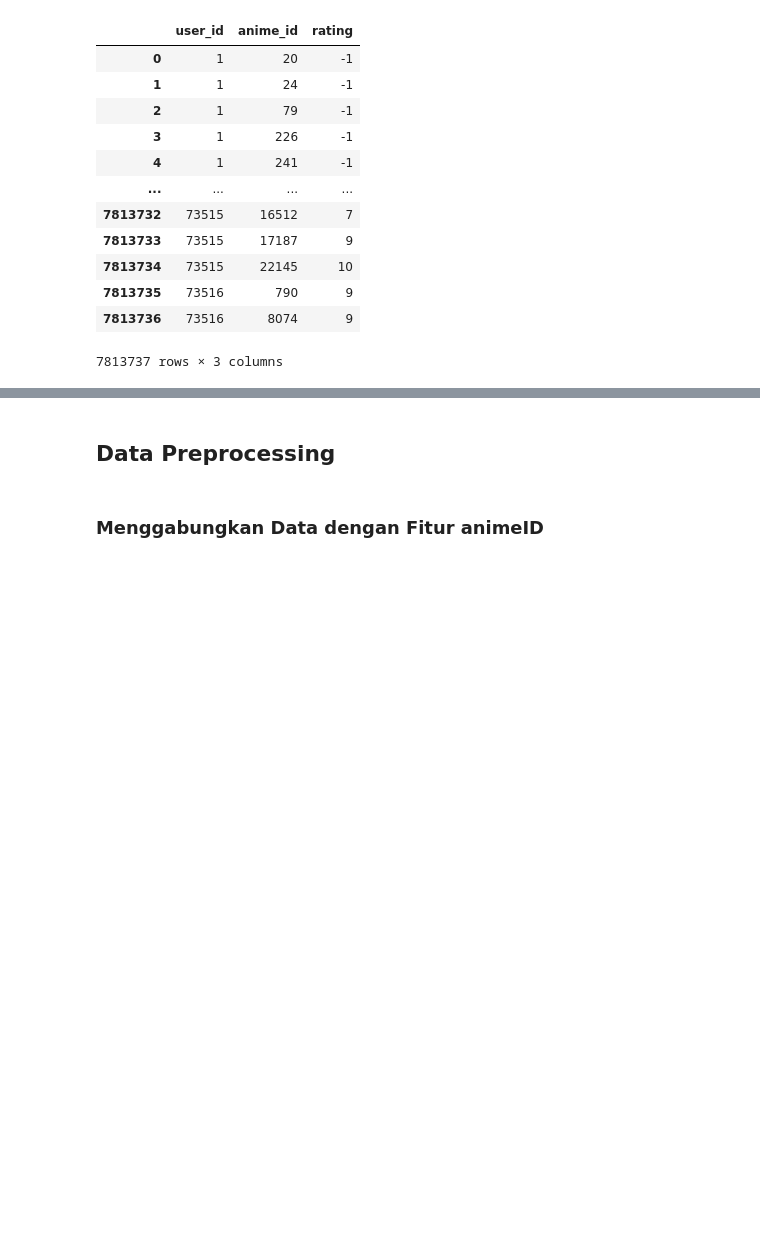
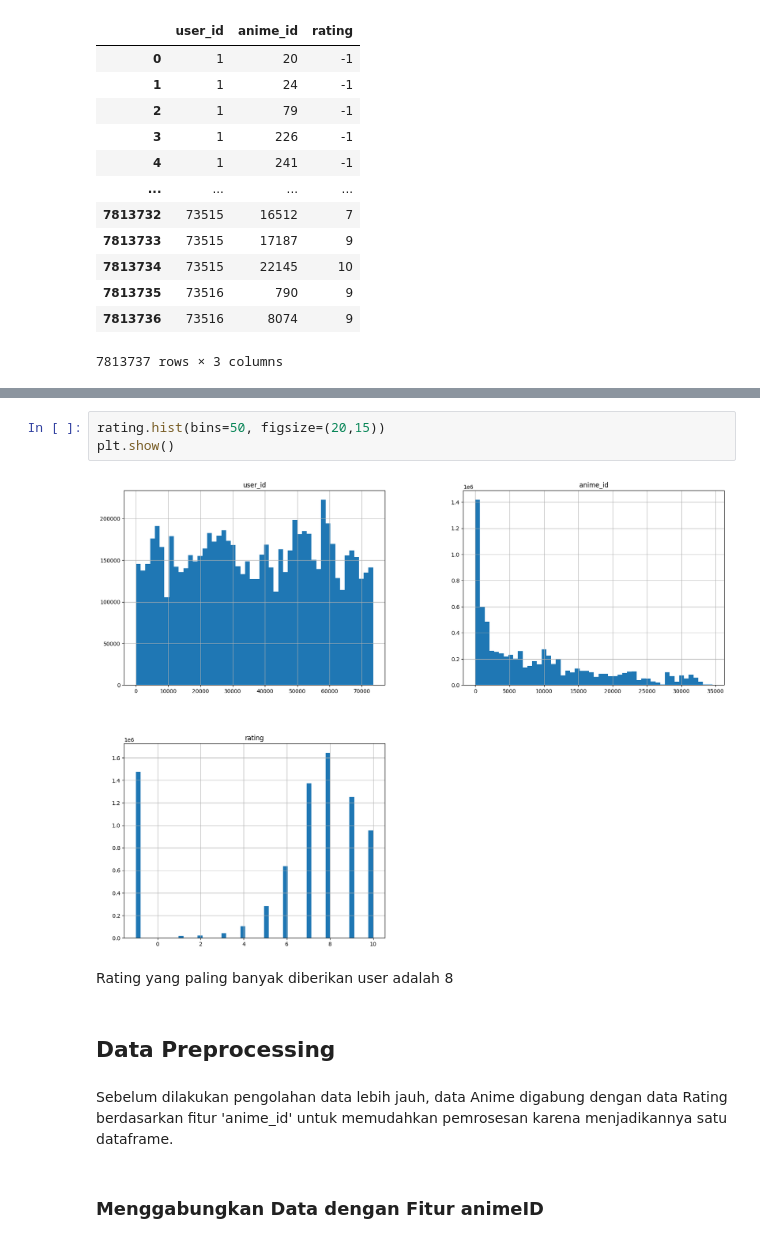
Before and after one commit to ardrkha/anime-recommendation-system, a Jupyter notebook: model.ipynb, the cells around one changed output, grey strips where cells are left out. Saved outputs shown, nothing was run; the diff lists cells and outputs as text; blank space fills up the shorter version.

```diff
--- a/model.ipynb
+++ b/model.ipynb
@@ -118,5 +211,14 @@ rating
+# %%
+rating.hist(bins=50, figsize=(20,15))
+plt.show()
+# %% [output]
+[figure, added]
+# %% [markdown]
+Rating yang paling banyak diberikan user adalah 8
 # %% [markdown]
 ## Data Preprocessing
+# %% [markdown]
+Sebelum dilakukan pengolahan data lebih jauh, data Anime digabung dengan data Rating berdasarkan fitur 'anime_id' untuk memudahkan pemrosesan karena menjadikannya satu dataframe.
 # %% [markdown]
 ### Menggabungkan Data dengan Fitur animeID
 # %%
```
Also changed, not shown: parts of 28 cells of this notebook, 1 other file.
